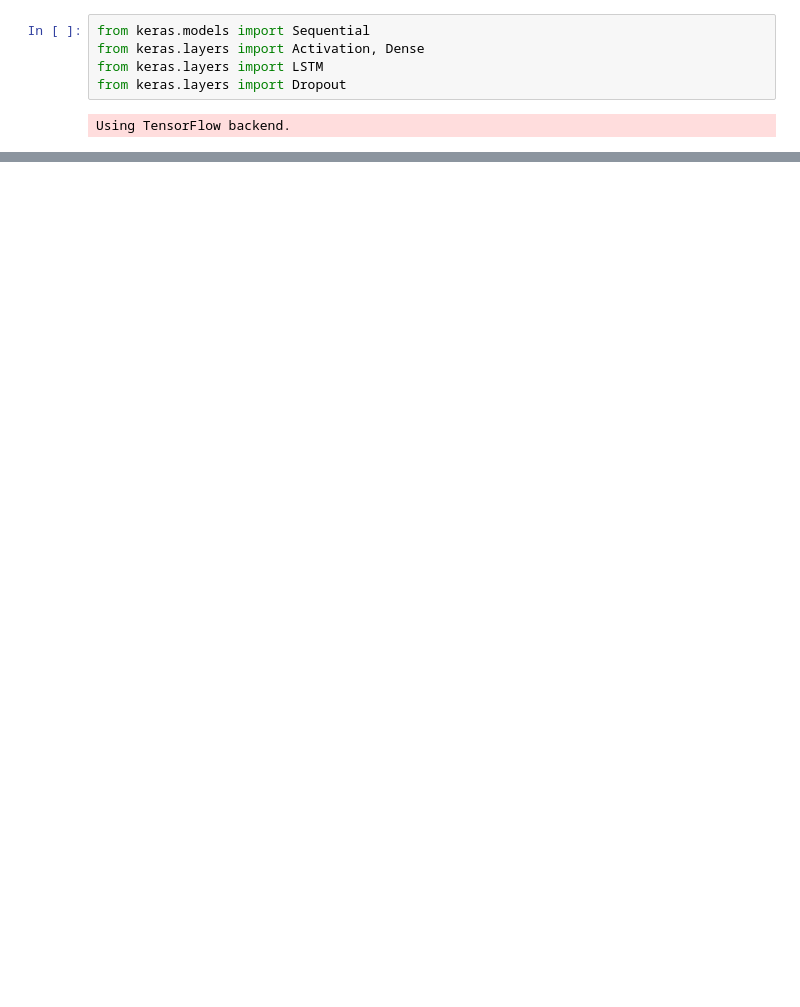
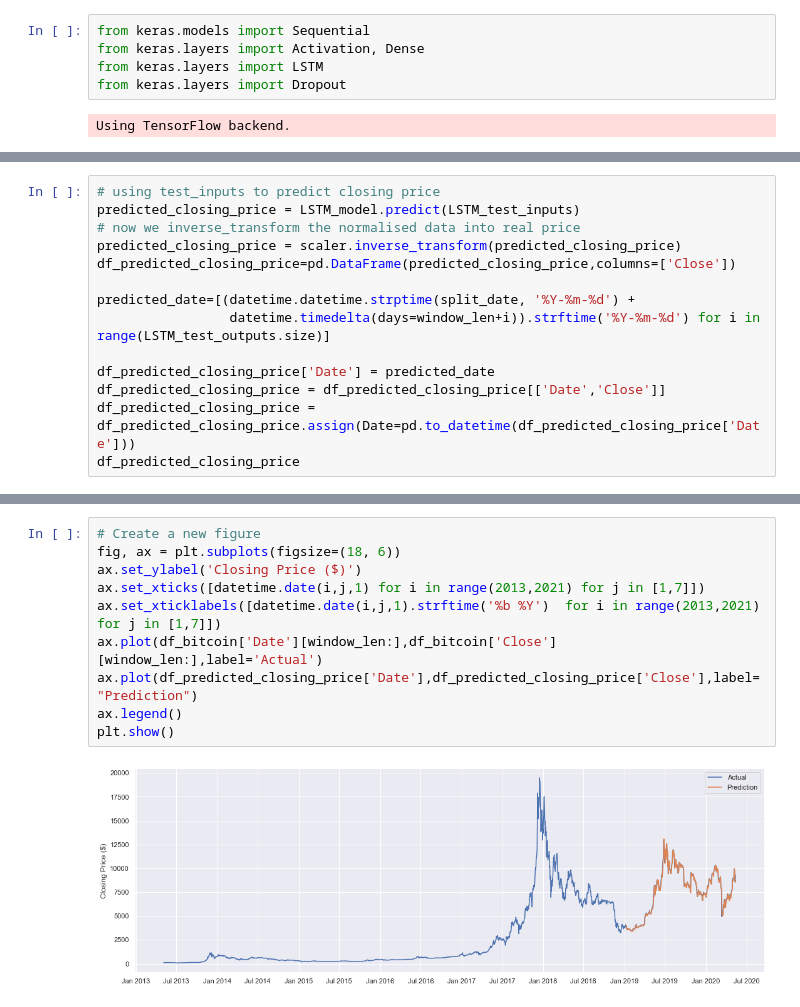
Before and after one commit to ripenedcat/msa-machinelearning, a Jupyter notebook: Untitled.ipynb, the cells around one changed output, grey strips where cells are left out. Drawn from its saved outputs; the diff is of its cells as text; blank space fills up the shorter version.

```diff
--- a/Untitled.ipynb
+++ b/Untitled.ipynb
@@ -283,0 +251,14 @@ plt.show()
+# %%
+# using test_inputs to predict closing price
+predicted_closing_price = LSTM_model.predict(LSTM_test_inputs)
+# now we inverse_transform the normalised data into real price
+predicted_closing_price = scaler.inverse_transform(predicted_closing_price)
+df_predicted_closing_price=pd.DataFrame(predicted_closing_price,columns=['Close'])
+
+predicted_date=[(datetime.datetime.strptime(split_date, '%Y-%m-%d') +
+                 datetime.timedelta(days=window_len+i)).strftime('%Y-%m-%d') for i in range(LSTM_test_outputs.size)]
+
+df_predicted_closing_price['Date'] = predicted_date
+df_predicted_closing_price = df_predicted_closing_price[['Date','Close']]
+df_predicted_closing_price = df_predicted_closing_price.assign(Date=pd.to_datetime(df_predicted_closing_price['Date']))
+df_predicted_closing_price
@@ -283,0 +279,12 @@ plt.show()
+# %%
+# Create a new figure
+fig, ax = plt.subplots(figsize=(18, 6))
+ax.set_ylabel('Closing Price ($)')
+ax.set_xticks([datetime.date(i,j,1) for i in range(2013,2021) for j in [1,7]])
+ax.set_xticklabels([datetime.date(i,j,1).strftime('%b %Y')  for i in range(2013,2021) for j in [1,7]])
+ax.plot(df_bitcoin['Date'][window_len:],df_bitcoin['Close'][window_len:],label='Actual')
+ax.plot(df_predicted_closing_price['Date'],df_predicted_closing_price['Close'],label="Prediction")
+ax.legend()
+plt.show()
+# %% [output]
+[figure, added]
```
Also changed, not shown: parts of 40 cells of this notebook.
